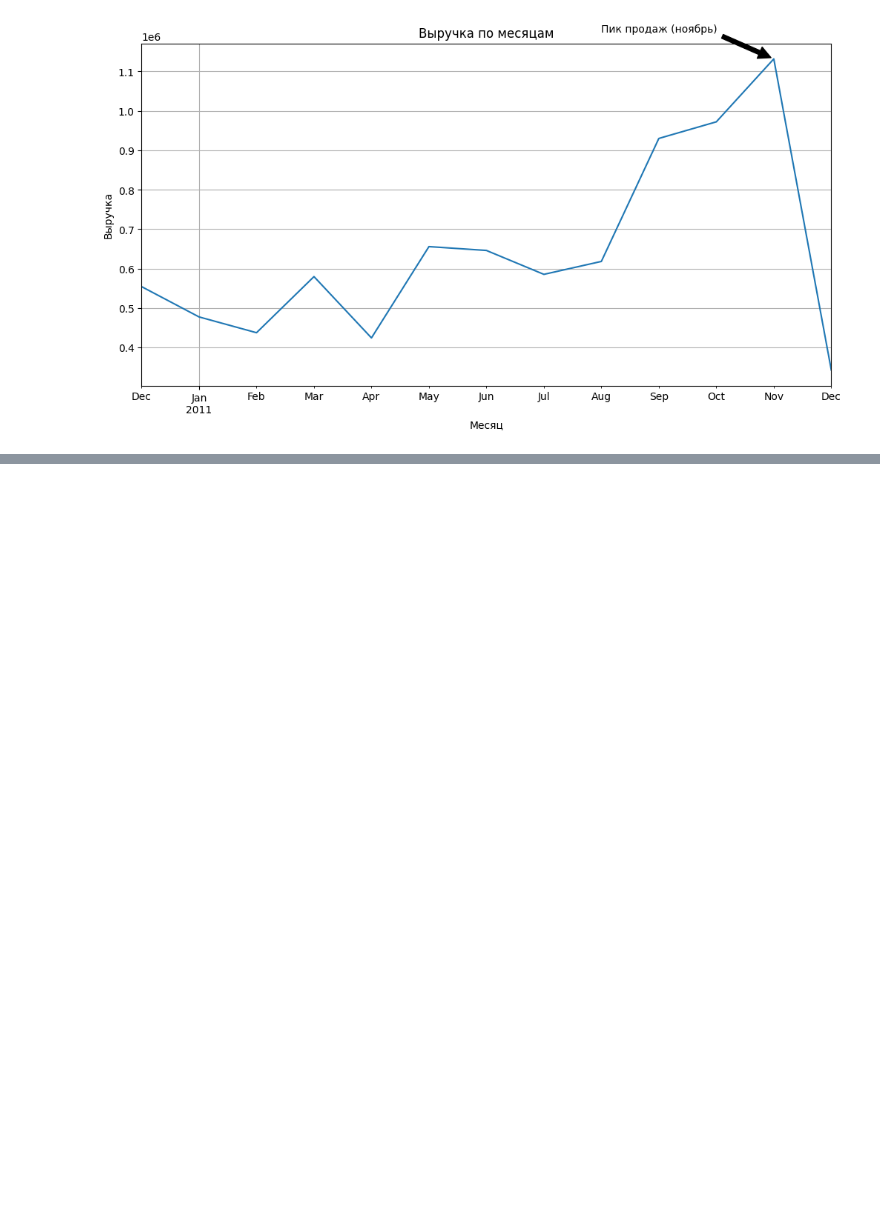
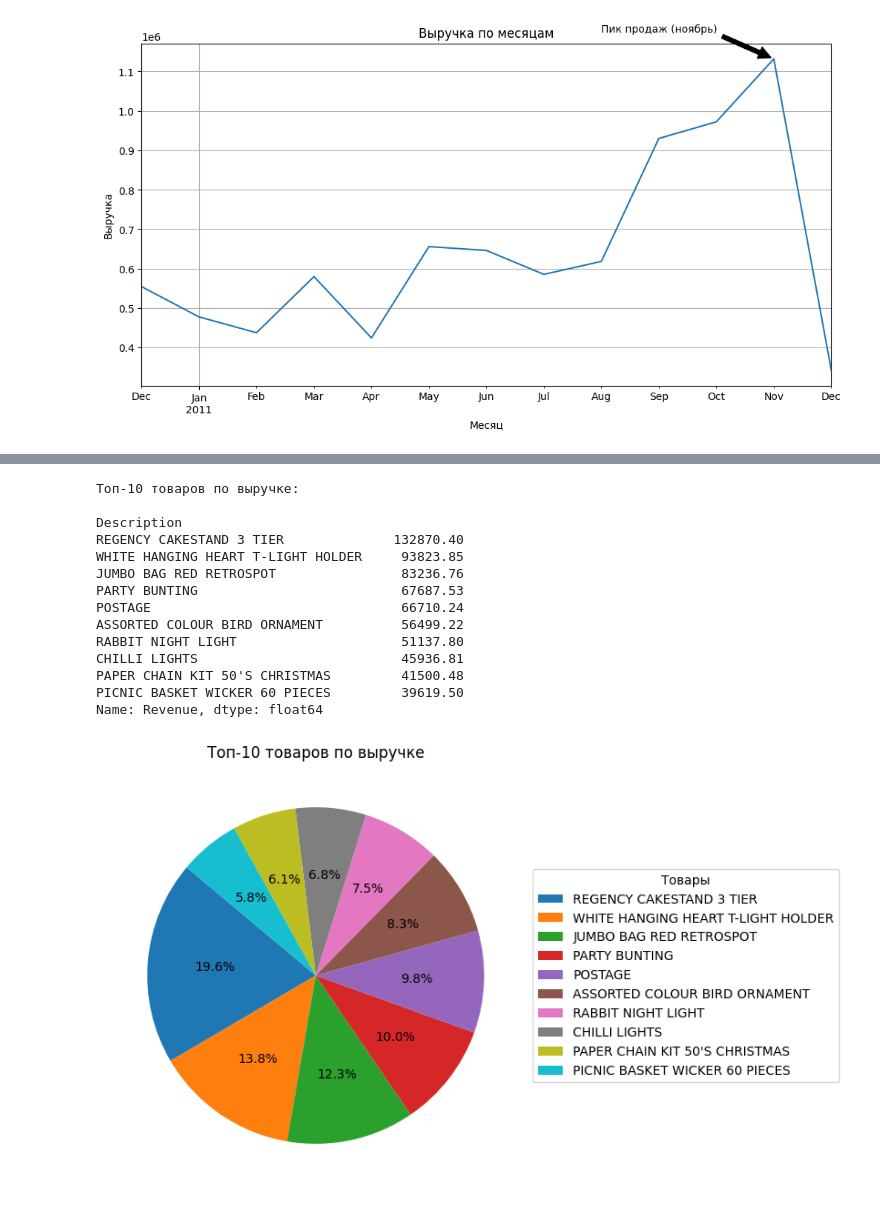
Before and after one commit to ValentinZavgorodnii/Zavgorodnii-Valentin, a Jupyter notebook: project1_eda/eda_analysis.ipynb, the cells around one changed output, grey strips where cells are left out. Saved outputs shown, nothing was run; the diff lists cells and outputs as text; code cells hidden in the pictures; blank space fills up the shorter version.

```diff
--- a/project1_eda/eda_analysis.ipynb
+++ b/project1_eda/eda_analysis.ipynb
@@ -177,0 +205,27 @@ Freq: M, Name: Revenue, dtype: float64
+# %%
+item_revenue = df_sales.groupby('Description')['Revenue'].sum().sort_values(ascending=False)
+top_10_items = item_revenue.head(10)
+print(f'Топ-10 товаров по выручке:\n\n{top_10_items}')
+
+
+plt.figure(figsize=(12, 6))
+plt.pie(top_10_items, autopct='%1.1f%%', startangle=140)
+plt.legend(top_10_items.index, title='Товары', loc='center left', bbox_to_anchor=(1, 0, 0.5, 1))
+plt.title('Топ-10 товаров по выручке')
+plt.show()
+# %% [output]
+Топ-10 товаров по выручке:
+
+Description
+REGENCY CAKESTAND 3 TIER              132870.40
+WHITE HANGING HEART T-LIGHT HOLDER     93823.85
+JUMBO BAG RED RETROSPOT                83236.76
+PARTY BUNTING                          67687.53
+POSTAGE                                66710.24
+ASSORTED COLOUR BIRD ORNAMENT          56499.22
+RABBIT NIGHT LIGHT                     51137.80
+CHILLI LIGHTS                          45936.81
+PAPER CHAIN KIT 50'S CHRISTMAS         41500.48
+PICNIC BASKET WICKER 60 PIECES         39619.50
+Name: Revenue, dtype: float64
+[figure, added]
```
Also changed, not shown: parts of 2 cells of this notebook.
